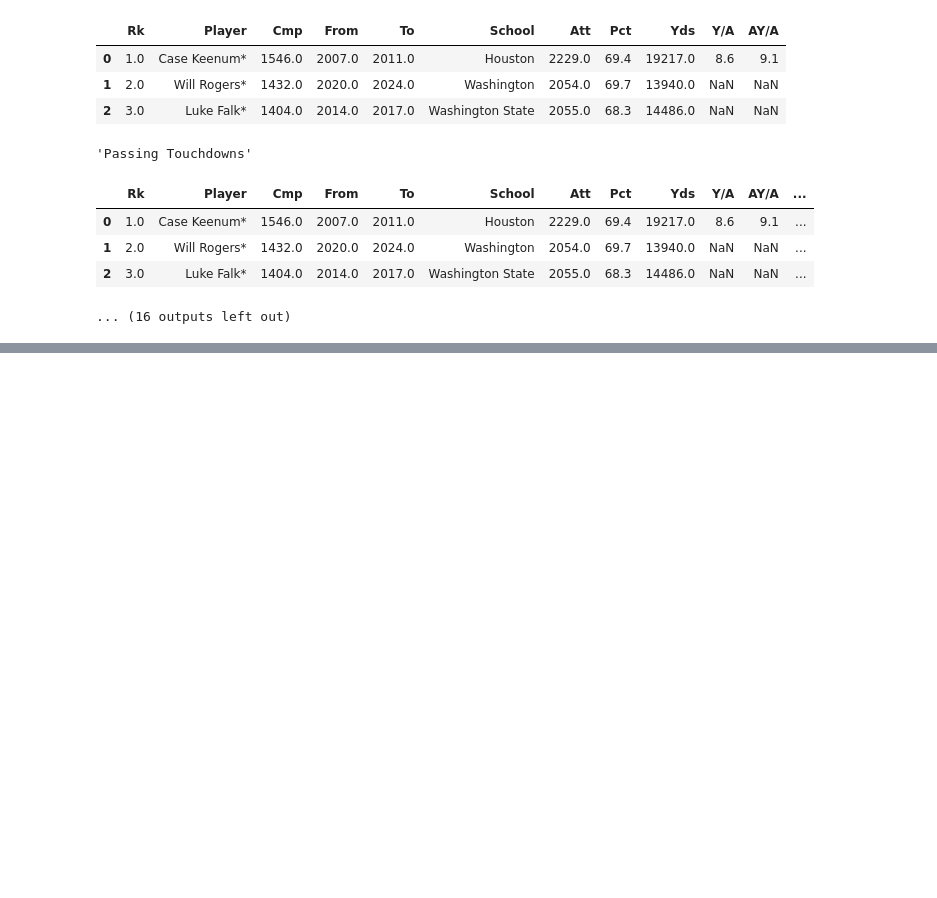
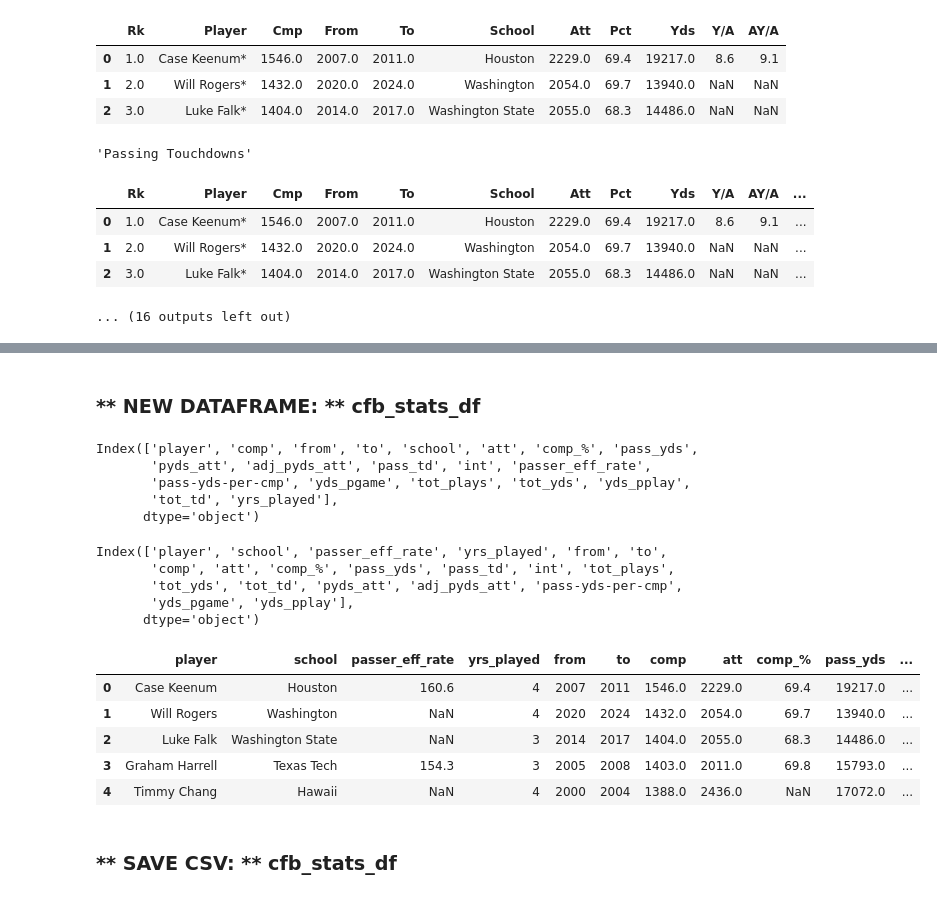
Before and after one commit to willablackmon/nfl_quarterback_draft, a Jupyter notebook: data_sourcing/cfb_ref_stats.ipynb, the cells around one changed output, grey strips where cells are left out. Cells and saved outputs as stored; diff of their text form; code cells hidden in the pictures; blank space fills up the shorter version.

Commit message:
introduce cfb_ref_stats.ipynb, .csv

```diff
--- a/data_sourcing/cfb_ref_stats.ipynb
+++ b/data_sourcing/cfb_ref_stats.ipynb
@@ -546,3 +476,41 @@ career_stats_df.head()
+# %% [markdown]
+### ** NEW DATAFRAME: **   cfb_stats_df
+# %%
+# Index(['player', 'comp', 'from', 'to', 'school', 'att', 'comp_%', 'pass_yds',
+#        'pyds_att', 'adj_pyds_att', 'pass_td', 'int', 'passer_eff_rate',
+#        'pass-yds-per-cmp', 'yds_pgame', 'tot_plays', 'tot_yds', 'yds_pplay',
+#        'tot_td', 'yrs_played']
+
+display(merged_df.columns)
+cfb_stats_df = merged_df[['player','school', 'passer_eff_rate',
+                           'yrs_played', 'from', 'to',
+                           'comp', 'att', 'comp_%',
+                           'pass_yds', 'pass_td', 'int',
+                           'tot_plays', 'tot_yds', 'tot_td',
+                           'pyds_att', 'adj_pyds_att', 'pass-yds-per-cmp',
+                           'yds_pgame',  'yds_pplay' ]]
+
+display(cfb_stats_df.columns)
+display(cfb_stats_df.head())
+# %% [output]
+Index(['player', 'comp', 'from', 'to', 'school', 'att', 'comp_%', 'pass_yds',
+       'pyds_att', 'adj_pyds_att', 'pass_td', 'int', 'passer_eff_rate',
+       'pass-yds-per-cmp', 'yds_pgame', 'tot_plays', 'tot_yds', 'yds_pplay',
+       'tot_td', 'yrs_played'],
+      dtype='object')
+Index(['player', 'school', 'passer_eff_rate', 'yrs_played', 'from', 'to',
+       'comp', 'att', 'comp_%', 'pass_yds', 'pass_td', 'int', 'tot_plays',
+       'tot_yds', 'tot_td', 'pyds_att', 'adj_pyds_att', 'pass-yds-per-cmp',
+       'yds_pgame', 'yds_pplay'],
+      dtype='object')
+|  | player | school | passer_eff_rate | yrs_played | from | to | comp | att | comp_% | pass_yds | ... |
+| 0 | Case Keenum | Houston | 160.6 | 4 | 2007 | 2011 | 1546.0 | 2229.0 | 69.4 | 19217.0 | ... |
+| 1 | Will Rogers | Washington | NaN | 4 | 2020 | 2024 | 1432.0 | 2054.0 | 69.7 | 13940.0 | ... |
+| 2 | Luke Falk | Washington State | NaN | 3 | 2014 | 2017 | 1404.0 | 2055.0 | 68.3 | 14486.0 | ... |
+| 3 | Graham Harrell | Texas Tech | 154.3 | 3 | 2005 | 2008 | 1403.0 | 2011.0 | 69.8 | 15793.0 | ... |
+| 4 | Timmy Chang | Hawaii | NaN | 4 | 2000 | 2004 | 1388.0 | 2436.0 | NaN | 17072.0 | ... |
+# %% [markdown]
+### ** SAVE CSV: **   cfb_stats_df
 # %%
 #Export csv
 rel_path = "../Data_Artifacts/cfb_ref_stats.csv"
```
Also changed, not shown: parts of 13 cells of this notebook, 2 other files.
